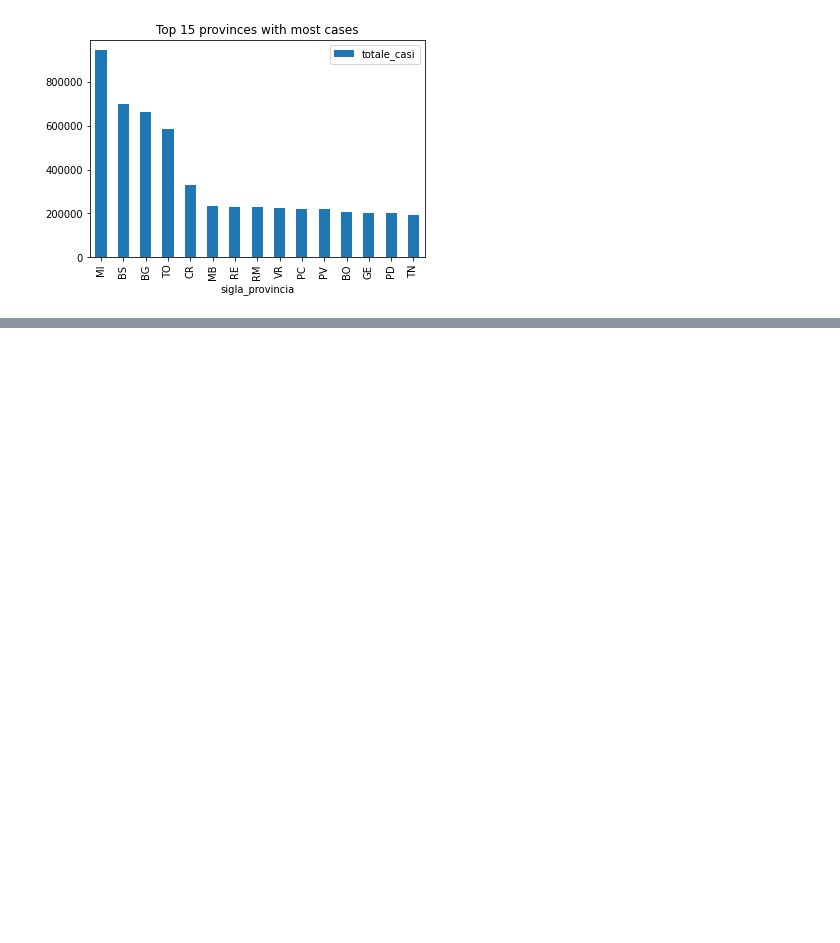
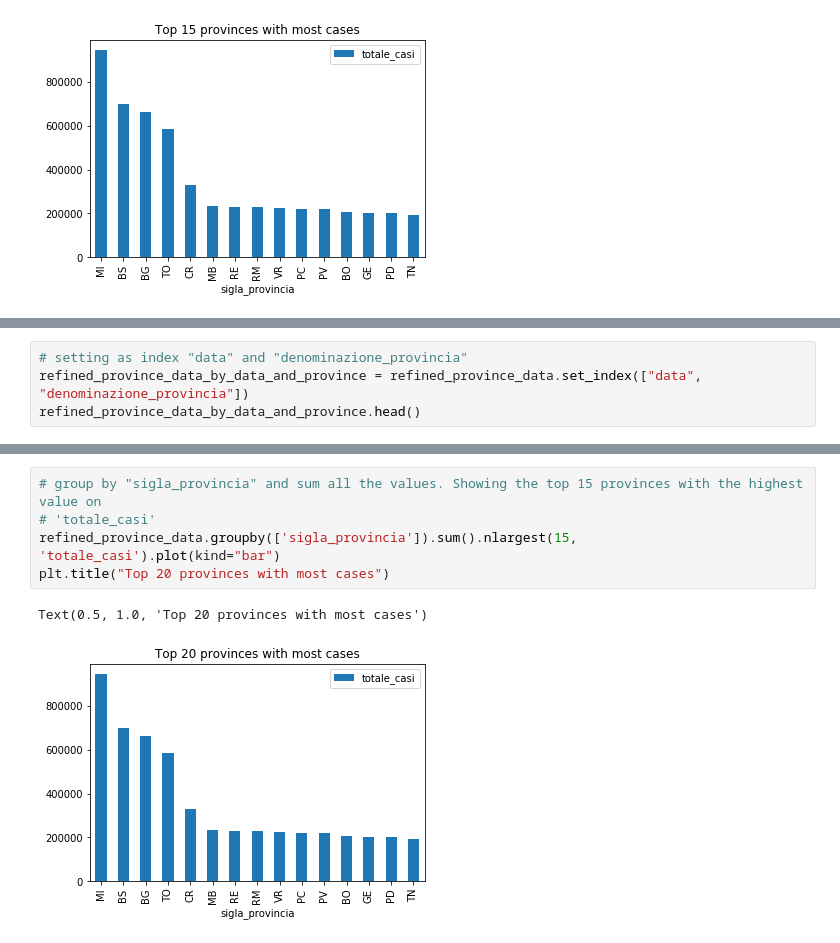
Before and after one commit to ClaudiaRaffaelli/COVID-19-analysis, a Jupyter notebook: covid-19_pandas_analysis.ipynb, the cells around one changed output, grey strips where cells are left out. Saved outputs shown, nothing was run; the diff lists cells and outputs as text; blank space fills up the shorter version.

```diff
--- a/covid-19_pandas_analysis.ipynb
+++ b/covid-19_pandas_analysis.ipynb
@@ -201,0 +249,4 @@ fig.legend(labels=regions_considered, loc="lower center", ncol=len(regions_consi
+# %%
+# setting as index "data" and "denominazione_provincia"
+refined_province_data_by_data_and_province = refined_province_data.set_index(["data", "denominazione_provincia"])
+refined_province_data_by_data_and_province.head()
@@ -201,0 +392,8 @@ fig.legend(labels=regions_considered, loc="lower center", ncol=len(regions_consi
+# %%
+# group by "sigla_provincia" and sum all the values. Showing the top 15 provinces with the highest value on
+# 'totale_casi'
+refined_province_data.groupby(['sigla_provincia']).sum().nlargest(15, 'totale_casi').plot(kind="bar")
+plt.title("Top 20 provinces with most cases")
+# %% [output]
+Text(0.5, 1.0, 'Top 20 provinces with most cases')
+[figure, added]
```
Also changed, not shown: parts of 23 cells of this notebook.
